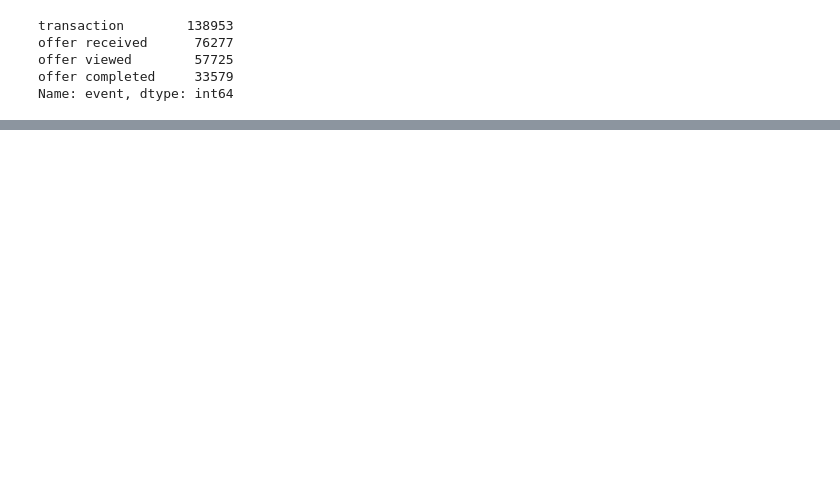
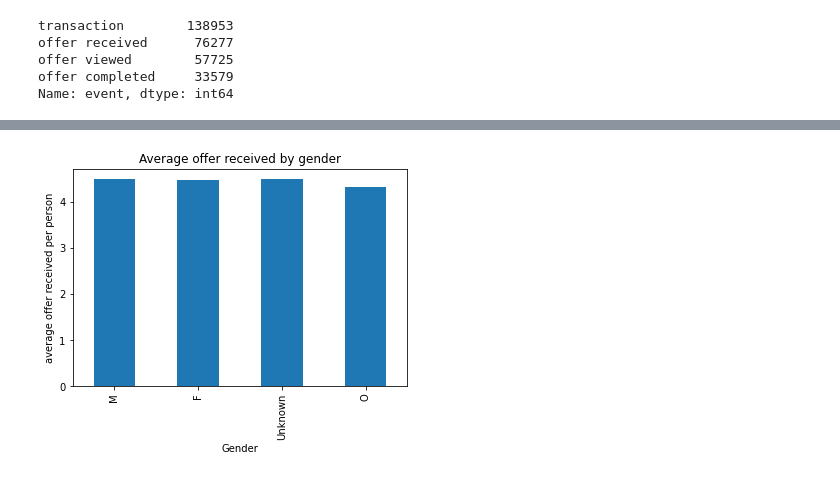
Before and after one commit to abhishek-jana/Starbucks-spending-prediction, a Jupyter notebook: Starbucks_Capstone_notebook.ipynb, the cells around one changed output, grey strips where cells are left out. Saved outputs shown, nothing was run; the diff lists cells and outputs as text; code cells hidden in the pictures; blank space fills up the shorter version.

```diff
--- a/Starbucks_Capstone_notebook.ipynb
+++ b/Starbucks_Capstone_notebook.ipynb
@@ -237,0 +201,2 @@ transcript.person.value_counts()
+# %%
+transcript_data = transcript.copy()
@@ -237,0 +214,2 @@ transcript.person.value_counts()
+# %%
+new_data['gender'] = new_data['gender'].apply(lambda x: 'Unknown' if x == None else x)
@@ -237,0 +310,41 @@ transcript.person.value_counts()
+# %%
+def average_offer_by_gender(data = offer_data, profile_info = profile_data):
+    '''
+    Input:
+    data : data to plot offer type vs percentage of offer
+    profile_info: profile data of all customers
+
+    Output:
+    plot of gender vs average number of offers
+    '''
+    res = data[data['event'] == 'offer received'].gender.value_counts()/profile_info.gender.fillna('Unknown').value_counts()
+    res.plot.bar();
+    plt.title('Average offer received by gender')
+    plt.xlabel('Gender')
+    plt.ylabel('average offer received per person');
+
+def offer_with_gender(data = offer_data):
+    '''
+    Input:
+    data : data to plot offer type vs percentage of offer
+
+    Output:
+    plot of offer type vs percentage of offer
+    '''
+    gender = data.gender.unique()
+    cols = ['b','r','g','c']
+    for i,gen in enumerate(gender):
+        data = data[data['offer_type'] != 'informational' ]
+        res = data[data['gender'] == gen].event.value_counts()
+        res[1:] = res[1:]/res[0]
+        res[:1] =  res[:1]/data[data['gender'] == gen].shape[0] # divide by total offer data by gender
+        plt.bar(np.arange(res.shape[0] - 1)+i/5,res.values[1:],width = 0.20 , color = cols[i],label = gen)
+    plt.xticks(np.arange(res.shape[0] - 1) + 0.25, (res.index[1:]))
+    plt.xlabel('offer type');
+    plt.legend(loc = 'best');
+    plt.ylabel('percentage');
+    plt.title('distribution of offers by Gender');
+# %%
+average_offer_by_gender()
+# %% [output]
+[figure, added]
```
Also changed, not shown: parts of 149 cells of this notebook.
